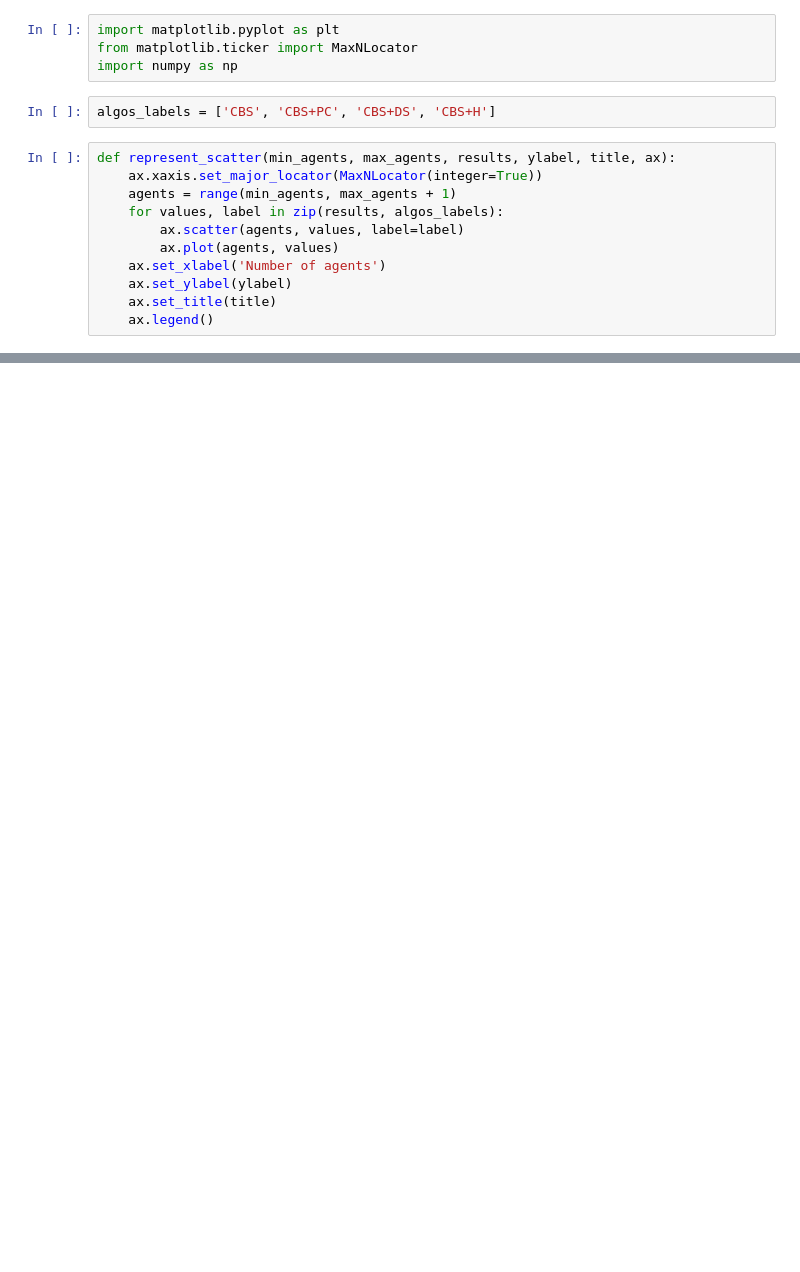
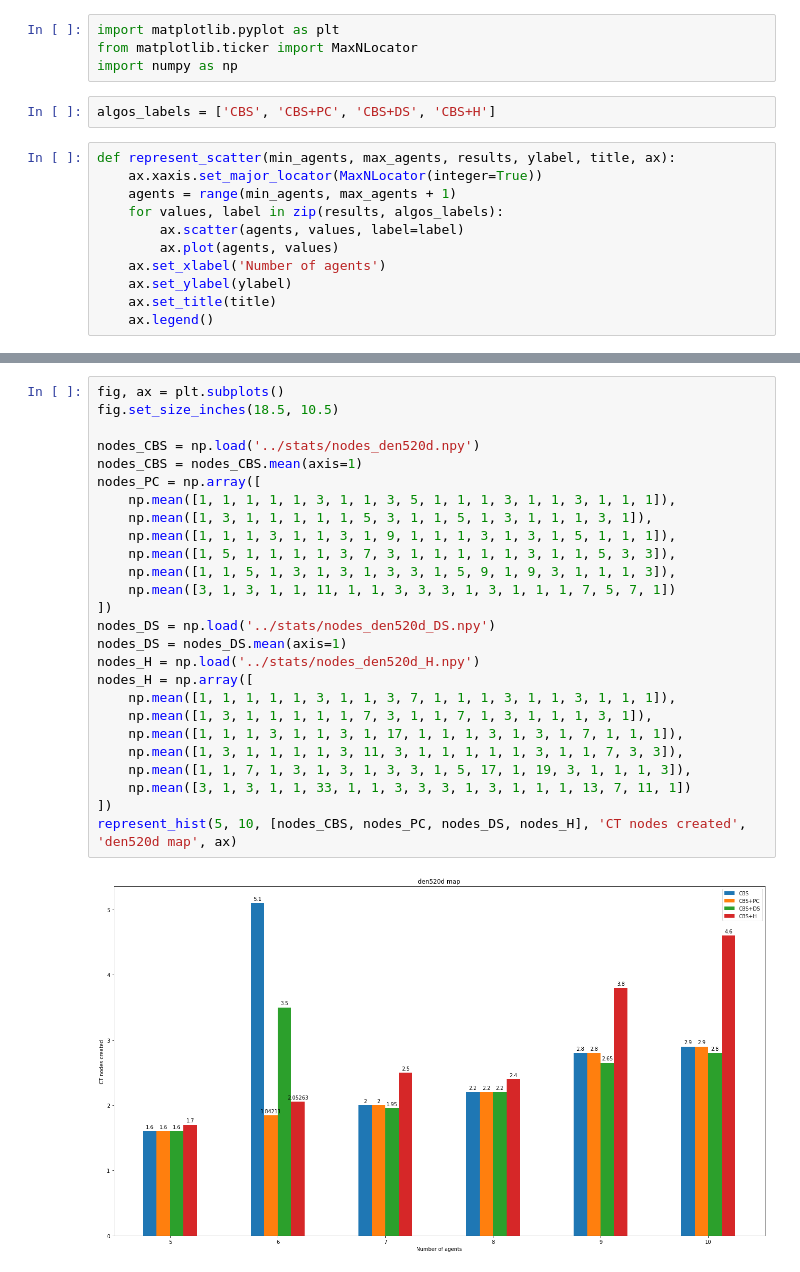
Before and after one commit to egdegd/Conflict-based-search, a Jupyter notebook: measurements/Measurements.ipynb, the cells around one changed output, grey strips where cells are left out. Saved outputs shown, nothing was run; the diff lists cells and outputs as text; blank space fills up the shorter version.

```diff
--- a/measurements/Measurements.ipynb
+++ b/measurements/Measurements.ipynb
@@ -59,0 +61,28 @@ represent_hist(5, 10, [ratios_CBS, ratios_PC, ratios_DS, ratios_H], 'Success rat
+# %%
+fig, ax = plt.subplots()
+fig.set_size_inches(18.5, 10.5)
+
+nodes_CBS = np.load('../stats/nodes_den520d.npy')
+nodes_CBS = nodes_CBS.mean(axis=1)
+nodes_PC = np.array([
+    np.mean([1, 1, 1, 1, 1, 3, 1, 1, 3, 5, 1, 1, 1, 3, 1, 1, 3, 1, 1, 1]),
+    np.mean([1, 3, 1, 1, 1, 1, 1, 5, 3, 1, 1, 5, 1, 3, 1, 1, 1, 3, 1]),
+    np.mean([1, 1, 1, 3, 1, 1, 3, 1, 9, 1, 1, 1, 3, 1, 3, 1, 5, 1, 1, 1]),
+    np.mean([1, 5, 1, 1, 1, 1, 3, 7, 3, 1, 1, 1, 1, 1, 3, 1, 1, 5, 3, 3]),
+    np.mean([1, 1, 5, 1, 3, 1, 3, 1, 3, 3, 1, 5, 9, 1, 9, 3, 1, 1, 1, 3]),
+    np.mean([3, 1, 3, 1, 1, 11, 1, 1, 3, 3, 3, 1, 3, 1, 1, 1, 7, 5, 7, 1])
+])
+nodes_DS = np.load('../stats/nodes_den520d_DS.npy')
+nodes_DS = nodes_DS.mean(axis=1)
+nodes_H = np.load('../stats/nodes_den520d_H.npy')
+nodes_H = np.array([
+    np.mean([1, 1, 1, 1, 1, 3, 1, 1, 3, 7, 1, 1, 1, 3, 1, 1, 3, 1, 1, 1]),
+    np.mean([1, 3, 1, 1, 1, 1, 1, 7, 3, 1, 1, 7, 1, 3, 1, 1, 1, 3, 1]),
+    np.mean([1, 1, 1, 3, 1, 1, 3, 1, 17, 1, 1, 1, 3, 1, 3, 1, 7, 1, 1, 1]),
+    np.mean([1, 3, 1, 1, 1, 1, 3, 11, 3, 1, 1, 1, 1, 1, 3, 1, 1, 7, 3, 3]),
+    np.mean([1, 1, 7, 1, 3, 1, 3, 1, 3, 3, 1, 5, 17, 1, 19, 3, 1, 1, 1, 3]),
+    np.mean([3, 1, 3, 1, 1, 33, 1, 1, 3, 3, 3, 1, 3, 1, 1, 1, 13, 7, 11, 1])
+])
+represent_hist(5, 10, [nodes_CBS, nodes_PC, nodes_DS, nodes_H], 'CT nodes created', 'den520d map', ax)
+# %% [output]
+[figure, added]
```
Also changed, not shown: parts of 9 cells of this notebook, 16 other files.
